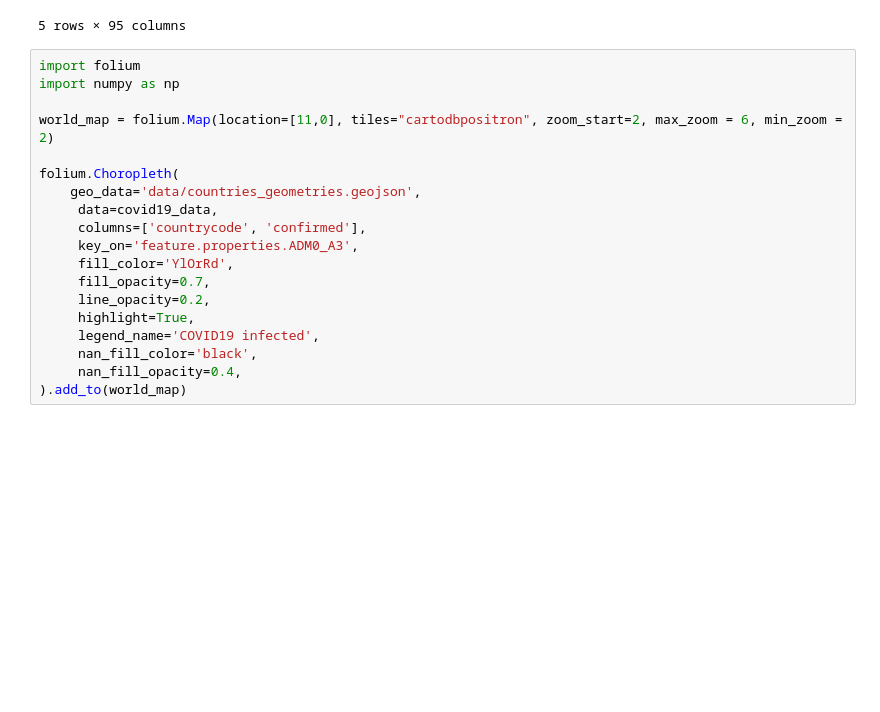
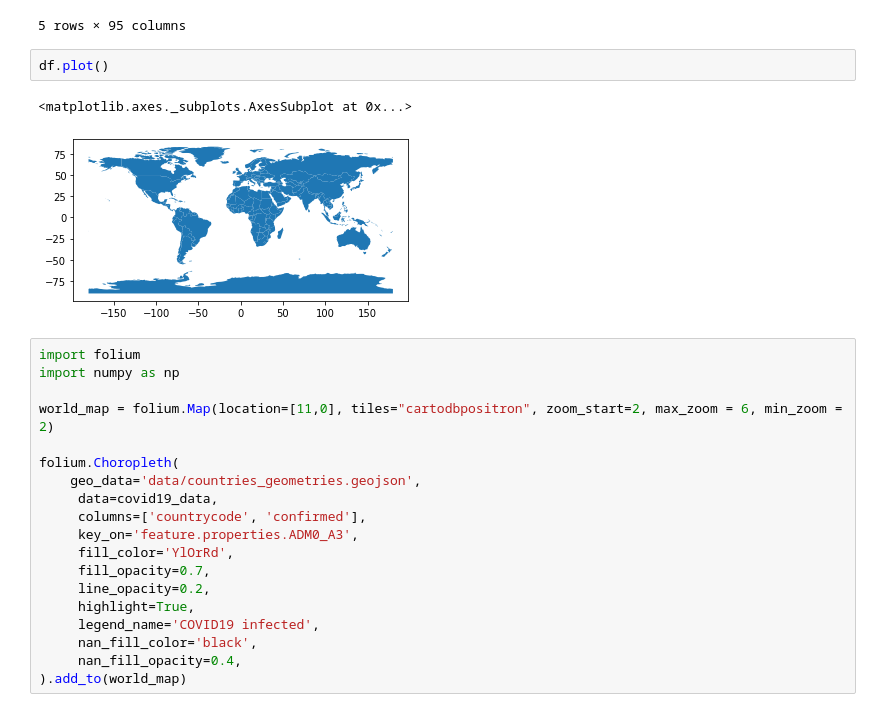
Before and after one commit to covid19db/data-archive, a Jupyter notebook: jupyter-examples/covid19db-confirmed-map.ipynb, the cells around one changed output. Drawn from its saved outputs; the diff is of its cells as text; blank space fills up the shorter version.

Commit message:
Add example with country level visualisation

```diff
--- a/jupyter-examples/covid19db-confirmed-map.ipynb
+++ b/jupyter-examples/covid19db-confirmed-map.ipynb
@@ -53,6 +53,11 @@ df.head()
 | 3 | Admin-0 country | 1 | 2 | Canada | CAN | 0 | 2 | Sovereign country | Canada | CAN | ... |
 | 4 | Admin-0 country | 1 | 2 | United States of America | US1 | 1 | 2 | Country | United States of America | USA | ... |
 5 rows × 95 columns
+# %%
+df.plot()
+# %% [output]
+<matplotlib.axes._subplots.AxesSubplot at 0x...>
+[figure, added]
 # %%
 import folium
 import numpy as np
```
Also changed, not shown: 1 other file.
